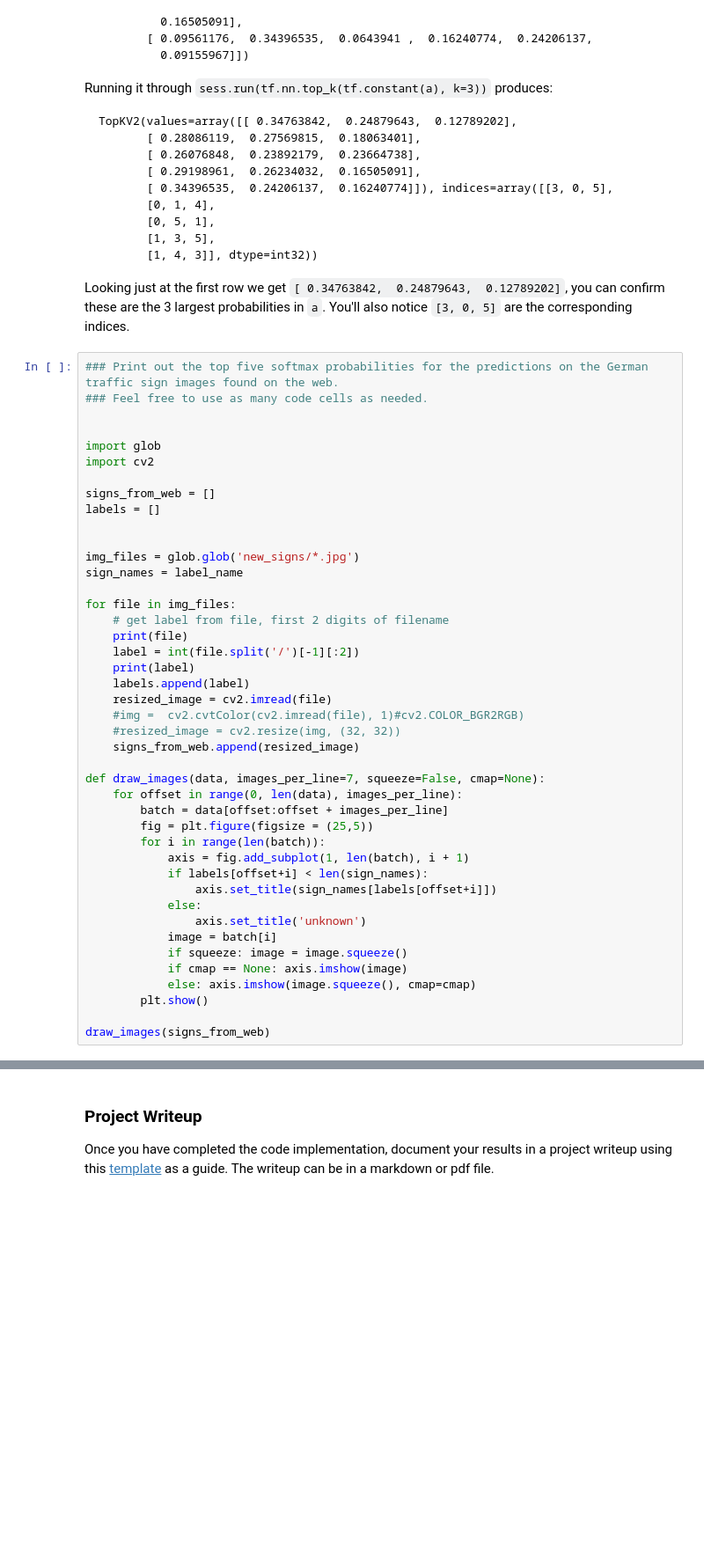
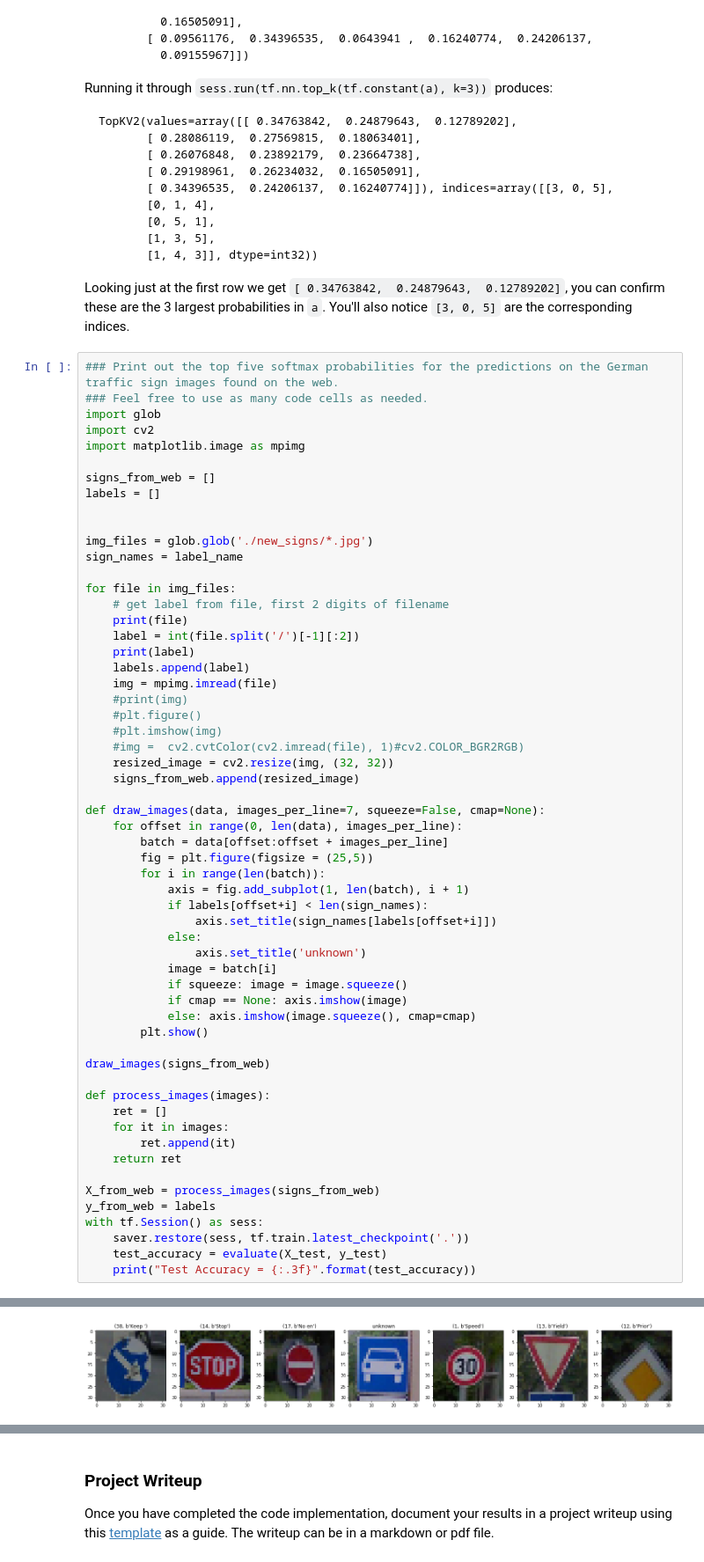
Before and after one commit to zhuangh/CarND-Traffic-Sign-Classifier-Project, a Jupyter notebook: Traffic_Sign_Classifier.ipynb, the cells around one changed output, grey strips where cells are left out. Shown at 88% size. Drawn from its saved outputs; the diff is of its cells as text; blank space fills up the shorter version.

```diff
--- a/Traffic_Sign_Classifier.ipynb
+++ b/Traffic_Sign_Classifier.ipynb
@@ -442,16 +441,15 @@ Looking just at the first row we get `[ 0.34763842,  0.24879643,  0.12789202]`,
 # %%
 ### Print out the top five softmax probabilities for the predictions on the German traffic sign images found on the web.
 ### Feel free to use as many code cells as needed.
-
-
 import glob
 import cv2
+import matplotlib.image as mpimg
 
 signs_from_web = []
 labels = []
 
 
-img_files = glob.glob('new_signs/*.jpg')
+img_files = glob.glob('./new_signs/*.jpg')
 sign_names = label_name
 
 for file in img_files:
@@ -460,9 +458,12 @@ for file in img_files:
     label = int(file.split('/')[-1][:2])
     print(label)
     labels.append(label)
-    resized_image = cv2.imread(file)
+    img = mpimg.imread(file)
+    #print(img)
+    #plt.figure()
+    #plt.imshow(img)
     #img =  cv2.cvtColor(cv2.imread(file), 1)#cv2.COLOR_BGR2RGB)
-    #resized_image = cv2.resize(img, (32, 32))
+    resized_image = cv2.resize(img, (32, 32))
     signs_from_web.append(resized_image)
 
 def draw_images(data, images_per_line=7, squeeze=False, cmap=None):
@@ -482,4 +483,17 @@ def draw_images(data, images_per_line=7, squeeze=False, cmap=None):
         plt.show()
 
 draw_images(signs_from_web)
+
+def process_images(images):
+    ret = []
+    for it in images:
+        ret.append(it)
+    return ret
+
+X_from_web = process_images(signs_from_web)
+y_from_web = labels
+with tf.Session() as sess:
+    saver.restore(sess, tf.train.latest_checkpoint('.'))
+    test_accuracy = evaluate(X_test, y_test)
+    print("Test Accuracy = {:.3f}".format(test_accuracy))
 # %% [output]
@@ -499 +513,2 @@ new_signs/12_priority_road.jpg
 12
+[figure, new version]
```
Also changed, not shown: parts of 4 cells of this notebook.
